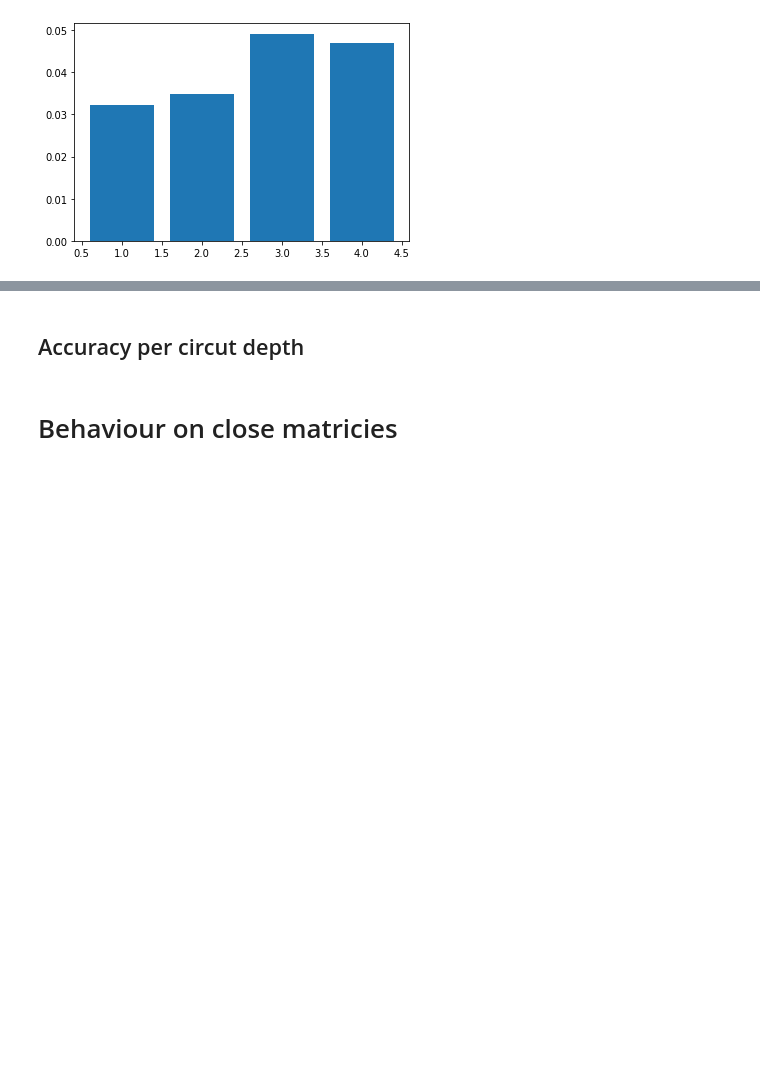
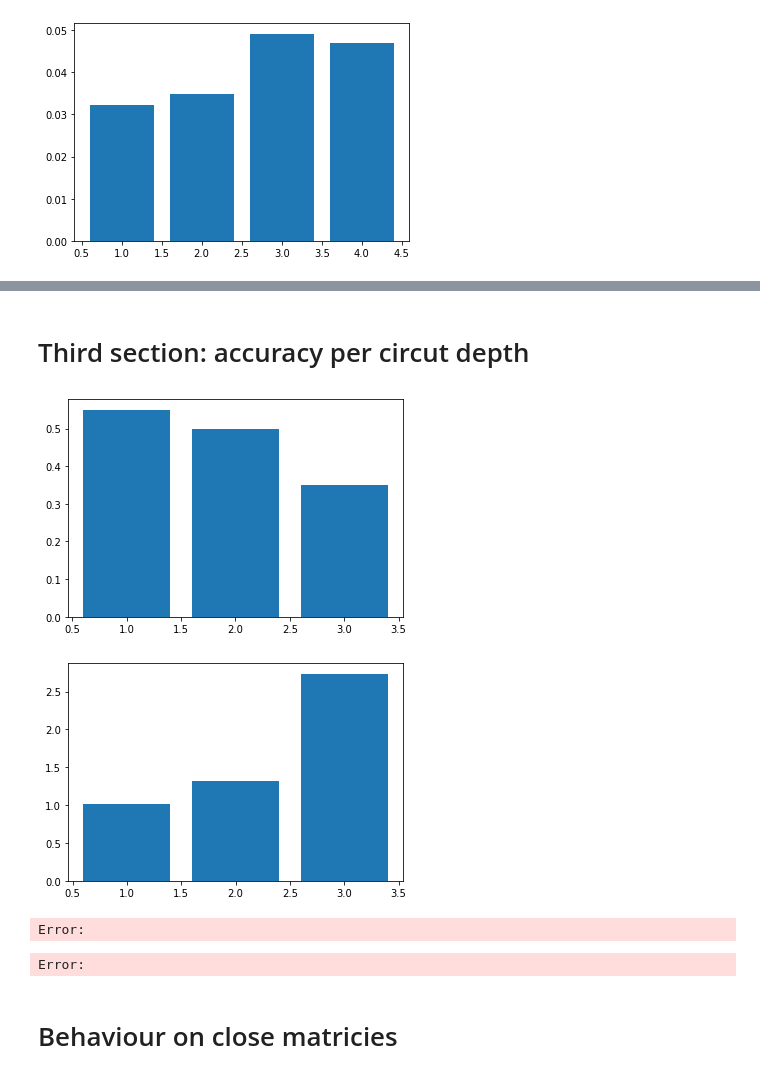
Before and after one commit to zentas/qaoa, a Jupyter notebook: Main.ipynb, the cells around one changed output, grey strips where cells are left out. Cells and saved outputs as stored; diff of their text form; code cells hidden in the pictures; blank space fills up the shorter version.

Commit message:
fixed accuracy section
added support for accuracy per size, but kernel crashes

```diff
--- a/Main.ipynb
+++ b/Main.ipynb
@@ -215,21 +224,44 @@ plt.bar(rng, a)
 # %% [markdown]
-## Accuracy per circut depth
+# Third section: accuracy per circut depth
+# %%
+accuracy_exp_dim = 9
+samples_number = 20
+
+experiment = me.Experiment(p=1,
+                            dim=accuracy_exp_dim,
+                            method=method,
+                            create_backend=backend_creator)
+
+models = [experiment.generate_model(dens=density)
+        for _ in range(samples_number)]
+models_and_brute_solutions = [
+    (model, experiment.brute_force(model)) for model in tqdm(models)]
 # %%
 def count_solved_fraction(p):
     experiment = me.Experiment(p=p,
-                               dim=probability_exp_dim,
+                               dim=accuracy_exp_dim,
                                method=method,
                                create_backend=backend_creator)
     cnt = 0
-    for model, brute_solution in models_and_brute_solutions:
+    for model, brute_solution in tqdm(models_and_brute_solutions):
         solution = experiment.solve(model)
         final_theta = solution.x
         counts, (item, score) = experiment.retrieve_state_distribution(model, final_theta)
         if experiment.validate(item, brute_solution):
             cnt += 1
 
-    return cnt
+    return cnt/samples_number
 # %%
 rng = list(range(1,4))
-plt.bar(rng, [count_solved_fraction(p=i) for i in rng])
+a = [count_solved_fraction(p=i) for i in rng]
+
+plt.bar(rng, a)
 plt.show()
+
+import math
+P = 0.8
+plt.bar(rng, [math.log(1 - P, 1 - aa) - 1 for aa in a])
+plt.show()
+# %% [output]
+[figure, added]
+[figure, added]
@@ -236,3 +289,16 @@ plt.show()
+# %%
+rng = list(range(3, 10))
+a = [models_and_count_solved_fraction(p=1, dim=i) for i in rng]
+
+plt.bar(rng, a)
+plt.show()
+
+import math
+P = 0.8
+plt.bar(rng, [math.log(1 - P, 1 - aa) - 1 for aa in a])
+# %% [output]
+Error:
+Error:
 # %% [markdown]
 # Behaviour on close matricies
 # %%
```
Also changed, not shown: parts of 5 cells of this notebook.
